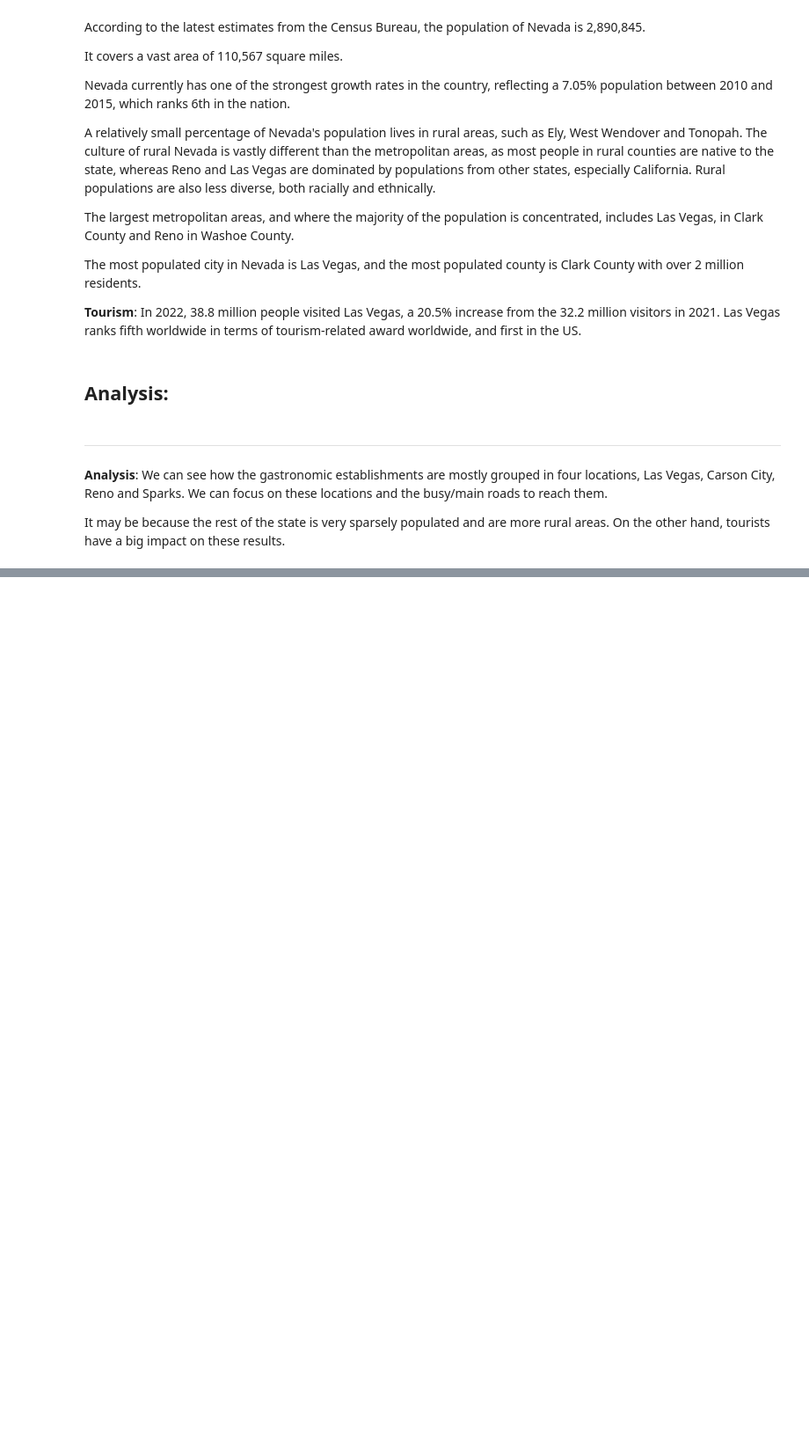
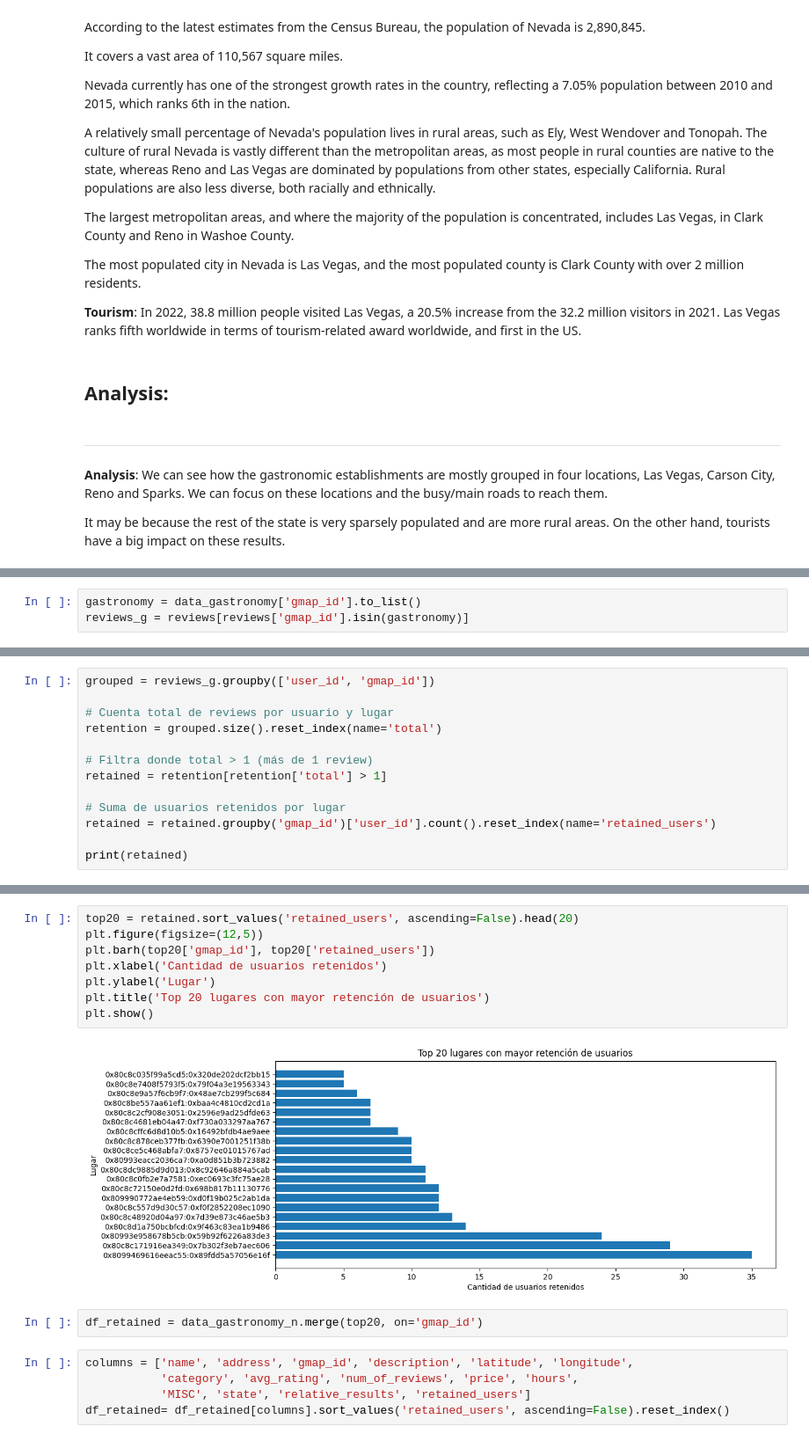
Before and after one commit to volpo/PG_YELP_GOOGLE_MAPS, a Jupyter notebook: EDANevada.ipynb, the cells around one changed output, grey strips where cells are left out. Shown: that part at 88% size. Cells and saved outputs as stored; diff of their text form; blank space fills up the shorter version.

```diff
--- a/EDANevada.ipynb
+++ b/EDANevada.ipynb
@@ -709,0 +712,3 @@ It may be because the rest of the state is very sparsely populated and are more
+# %%
+gastronomy = data_gastronomy['gmap_id'].to_list()
+reviews_g = reviews[reviews['gmap_id'].isin(gastronomy)]
@@ -709,0 +737,13 @@ It may be because the rest of the state is very sparsely populated and are more
+# %%
+grouped = reviews_g.groupby(['user_id', 'gmap_id'])
+
+# Cuenta total de reviews por usuario y lugar
+retention = grouped.size().reset_index(name='total')
+
+# Filtra donde total > 1 (más de 1 review)
+retained = retention[retention['total'] > 1]
+
+# Suma de usuarios retenidos por lugar
+retained = retained.groupby('gmap_id')['user_id'].count().reset_index(name='retained_users')
+
+print(retained)
@@ -709,0 +765,17 @@ It may be because the rest of the state is very sparsely populated and are more
+# %%
+top20 = retained.sort_values('retained_users', ascending=False).head(20)
+plt.figure(figsize=(12,5))
+plt.barh(top20['gmap_id'], top20['retained_users'])
+plt.xlabel('Cantidad de usuarios retenidos')
+plt.ylabel('Lugar')
+plt.title('Top 20 lugares con mayor retención de usuarios')
+plt.show()
+# %% [output]
+[figure, added]
+# %%
+df_retained = data_gastronomy_n.merge(top20, on='gmap_id')
+# %%
+columns = ['name', 'address', 'gmap_id', 'description', 'latitude', 'longitude',
+           'category', 'avg_rating', 'num_of_reviews', 'price', 'hours',
+           'MISC', 'state', 'relative_results', 'retained_users']
+df_retained= df_retained[columns].sort_values('retained_users', ascending=False).reset_index()
```
Also changed, not shown: parts of 6 cells of this notebook.
